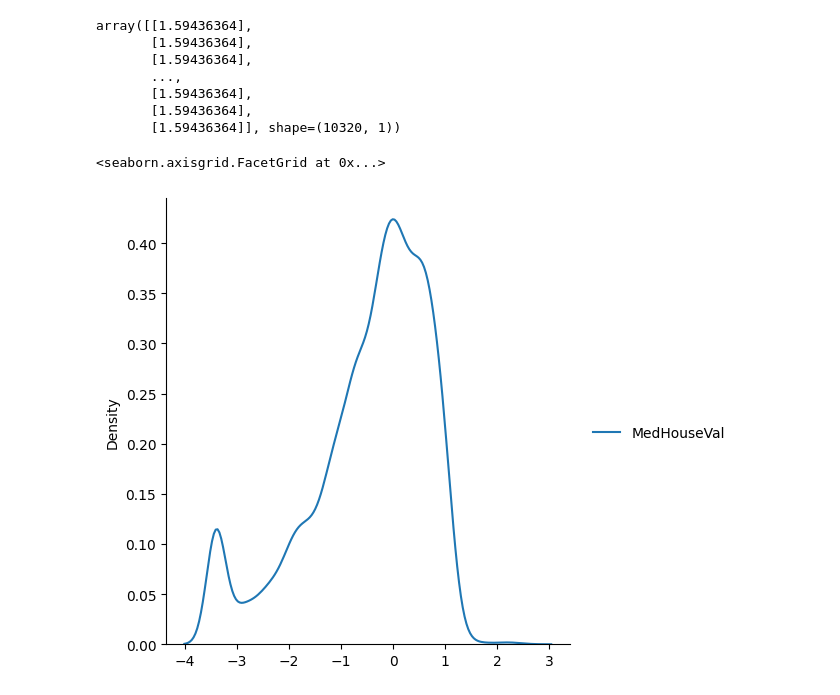
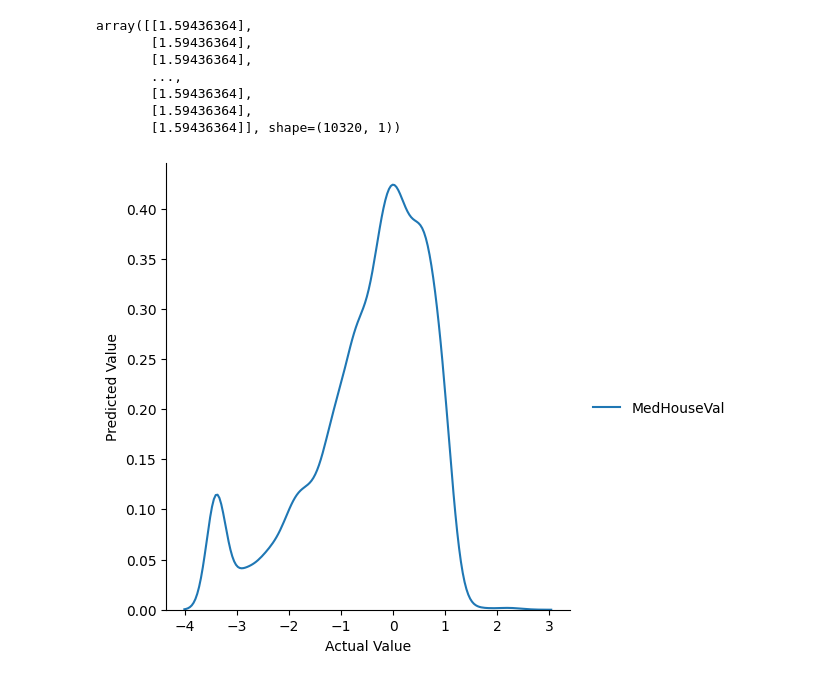
Before and after one commit to GaneshPatil2001/ML_Tutorial, a Jupyter notebook: Supervised Learning/Classification/K_Nearest_Classification.ipynb, the cells around one changed output. Saved outputs shown, nothing was run; the diff lists cells and outputs as text; code cells hidden in the pictures.

```diff
--- a/Supervised Learning/Classification/K_Nearest_Classification.ipynb
+++ b/Supervised Learning/Classification/K_Nearest_Classification.ipynb
@@ -81,6 +81,8 @@ from matplotlib import pyplot as plt
 import seaborn as sns
 # %%
 sns.displot(y_predict-y_test,kind="kde")
+plt.xlabel("Actual Value")
+plt.ylabel("Predicted Value")
+plt.show()
 # %% [output]
-<seaborn.axisgrid.FacetGrid at 0x...>
-[figure, old version]
+[figure, new version]
```
Also changed, not shown: 1 other file.
